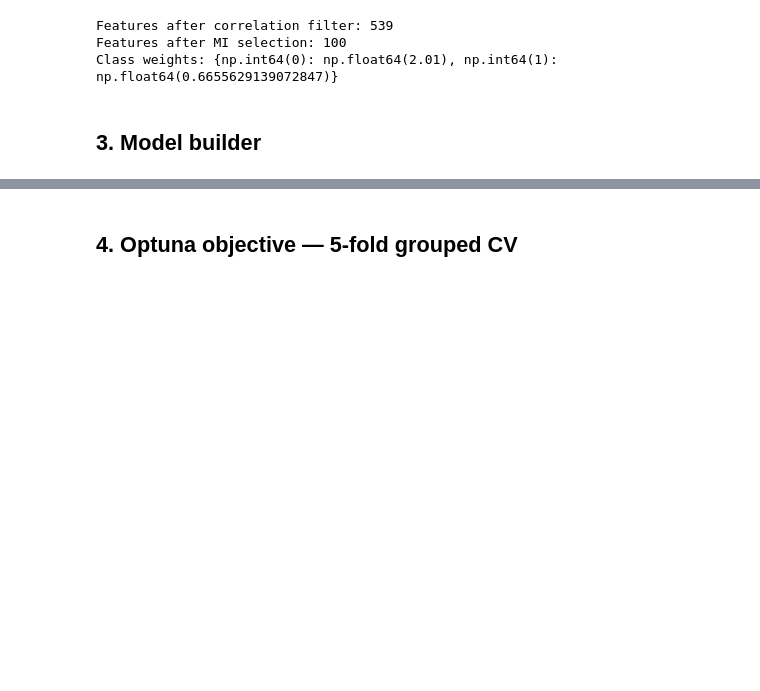
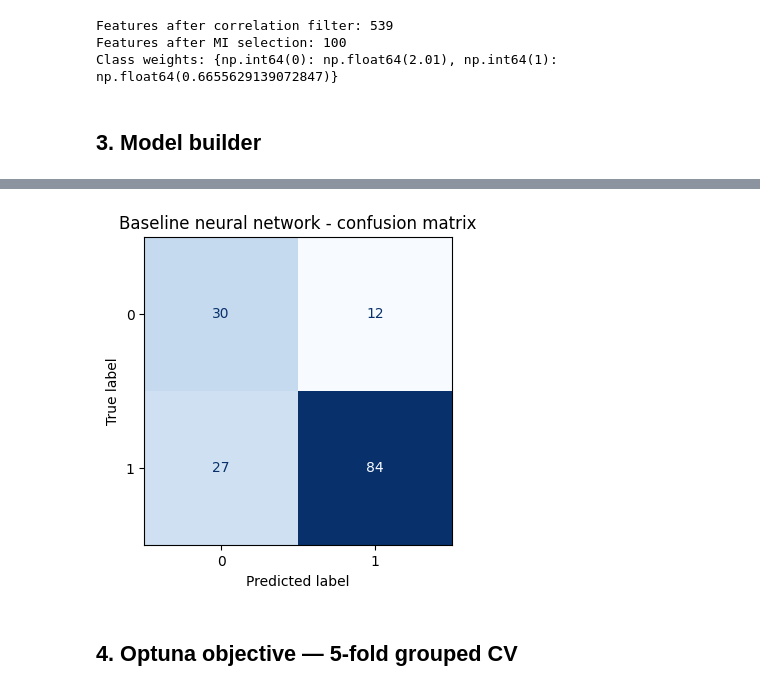
Before and after one commit to Inesvvv/Parkinsons_MachineLearning, a Jupyter notebook: hyperparameter_tuning.ipynb, the cells around one changed output, grey strips where cells are left out. Saved outputs shown, nothing was run; the diff lists cells and outputs as text; code cells hidden in the pictures; blank space fills up the shorter version.

Commit message:
Added baseline implementation to the neural net for comparison

```diff
--- a/hyperparameter_tuning.ipynb
+++ b/hyperparameter_tuning.ipynb
@@ -127,0 +132,67 @@ def build_model(trial, input_dim):
+# %%
+# Baseline model: fixed architecture, no hyperparameter tuning
+baseline_gss = GroupShuffleSplit(n_splits=1, test_size=0.15, random_state=SEED)
+baseline_train_idx, baseline_val_idx = next(
+    baseline_gss.split(X_train_sel, y_train, train_groups)
+)
+
+X_baseline_train = X_train_sel.iloc[baseline_train_idx]
+X_baseline_val = X_train_sel.iloc[baseline_val_idx]
+y_baseline_train = y_train.iloc[baseline_train_idx]
+y_baseline_val = y_train.iloc[baseline_val_idx]
+
+baseline_scaler = StandardScaler()
+X_baseline_train_scaled = baseline_scaler.fit_transform(X_baseline_train)
+X_baseline_val_scaled = baseline_scaler.transform(X_baseline_val)
+X_baseline_test_scaled = baseline_scaler.transform(X_test_sel)
+
+set_seeds(SEED)
+tf.keras.backend.clear_session()
+
+baseline_model = tf.keras.Sequential([
+    tf.keras.layers.Input(shape=(X_baseline_train_scaled.shape[1],)),
+    tf.keras.layers.Dropout(0.30),
+    tf.keras.layers.Dense(32, activation='relu', kernel_regularizer=tf.keras.regularizers.l2(1e-3)),
+    tf.keras.layers.Dropout(0.20),
+    tf.keras.layers.Dense(1, activation='sigmoid')
+])
+
+baseline_model.compile(
+    optimizer=tf.keras.optimizers.Adam(learning_rate=1e-3),
+    loss='binary_crossentropy',
+    metrics=[tf.keras.metrics.AUC(name='auc'), 'accuracy']
+)
+
+baseline_callbacks = [
+    tf.keras.callbacks.EarlyStopping(
+        monitor='val_auc', mode='max', patience=20, restore_best_weights=True
+    )
+]
+
+baseline_history = baseline_model.fit(
+    X_baseline_train_scaled, y_baseline_train,
+    validation_data=(X_baseline_val_scaled, y_baseline_val),
+    epochs=200,
+    batch_size=32,
+    class_weight=class_weight_dict,
+    callbacks=baseline_callbacks,
+    verbose=0
+)
+
+baseline_proba = baseline_model.predict(X_baseline_test_scaled, verbose=0).ravel()
+baseline_pred = (baseline_proba >= 0.5).astype(int)
+
+print('=== Baseline neural network test results (threshold = 0.5) ===')
+print(classification_report(y_test, baseline_pred))
+print('Confusion matrix:')
+print(confusion_matrix(y_test, baseline_pred))
+print(f'Baseline test ROC-AUC: {roc_auc_score(y_test, baseline_proba):.4f}')
+
+from sklearn.metrics import ConfusionMatrixDisplay
+fig, ax = plt.subplots(figsize=(5, 4))
+ConfusionMatrixDisplay.from_predictions(
+    y_test, baseline_pred, display_labels=[0, 1], cmap='Blues', colorbar=False, ax=ax
+)
+ax.set_title('Baseline neural network - confusion matrix')
+plt.show()
+# %% [output]
@@ -128,3 +213,4 @@ def build_model(trial, input_dim):
+[figure, added]
 # %% [markdown]
 ## 4. Optuna objective — 5-fold grouped CV
 # %%
```
Also changed, not shown: parts of 3 cells of this notebook, 1 other file.
